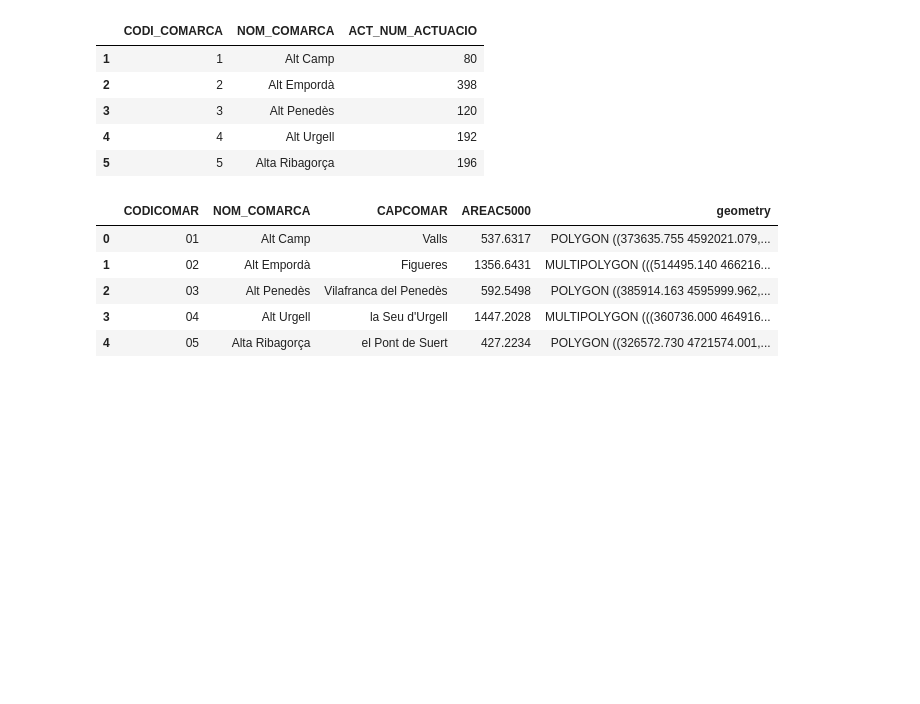
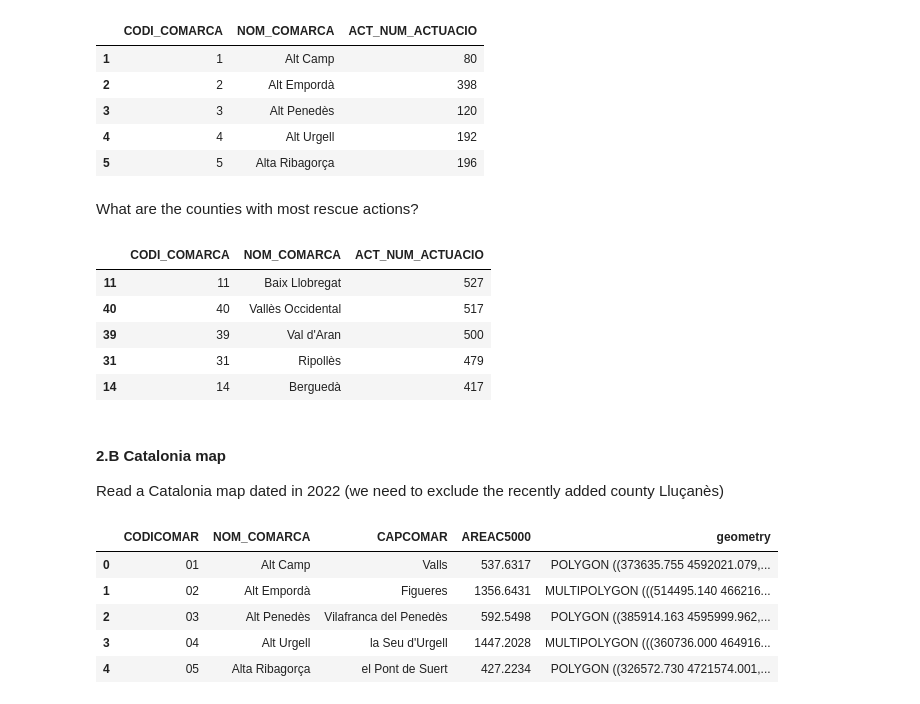
Before and after one commit to belenmvinhas/AVDM_ioib, a Jupyter notebook: ot/civil_protection_plans.ipynb, the cells around one changed output. Saved outputs shown, nothing was run; the diff lists cells and outputs as text; code cells hidden in the pictures; blank space fills up the shorter version.

```diff
--- a/ot/civil_protection_plans.ipynb
+++ b/ot/civil_protection_plans.ipynb
@@ -114,6 +127,20 @@ rescue_tot_comarca.head()
 | 3 | 3 | Alt Penedès | 120 |
 | 4 | 4 | Alt Urgell | 192 |
 | 5 | 5 | Alta Ribagorça | 196 |
+# %% [markdown]
+What are the counties with most rescue actions?
+# %%
+rescue_tot_comarca.sort_values(by='ACT_NUM_ACTUACIO', ascending = False).head()
+# %% [output]
+|  | CODI_COMARCA | NOM_COMARCA | ACT_NUM_ACTUACIO |
+| 11 | 11 | Baix Llobregat | 527 |
+| 40 | 40 | Vallès Occidental | 517 |
+| 39 | 39 | Val d'Aran | 500 |
+| 31 | 31 | Ripollès | 479 |
+| 14 | 14 | Berguedà | 417 |
+# %% [markdown]
+#### 2.B Catalonia map
+Read a Catalonia map dated in 2022 (we need to exclude the recently added county Lluçanès)
 # %%
 cat = gpd.read_file(data_dir + "divisions-administratives-v2r1-comarques-100000-20220801.shx")
 cat.rename(columns = {'NOMCOMAR':'NOM_COMARCA'}, inplace = True)
```
Also changed, not shown: parts of 10 cells of this notebook, 1 other file.
